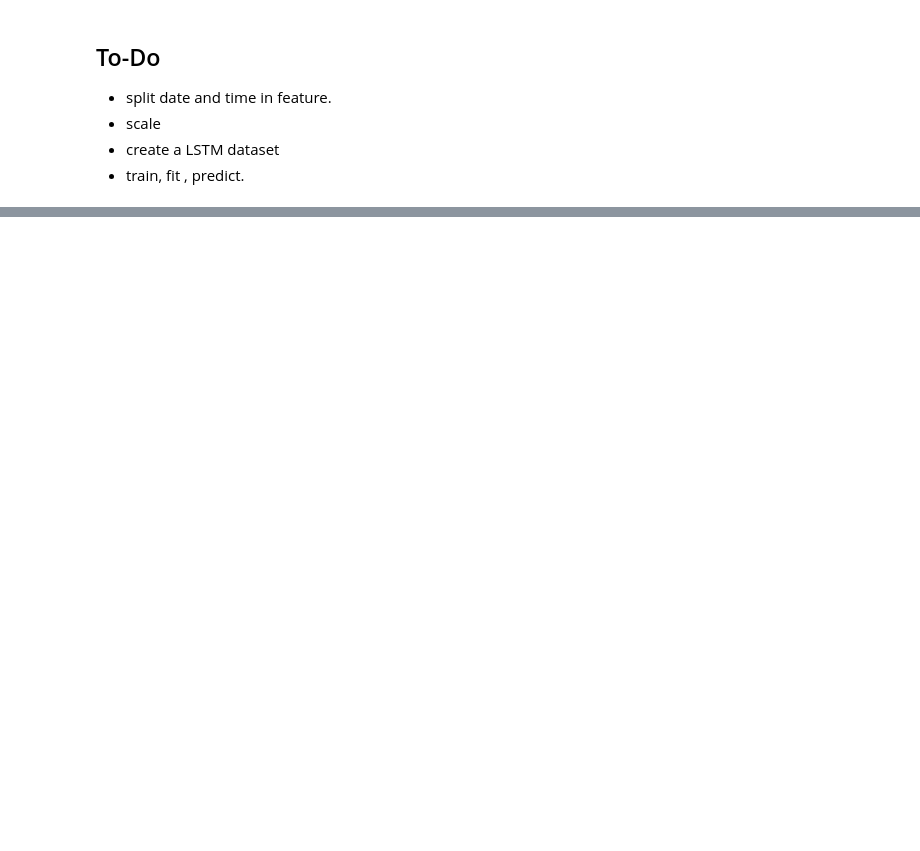
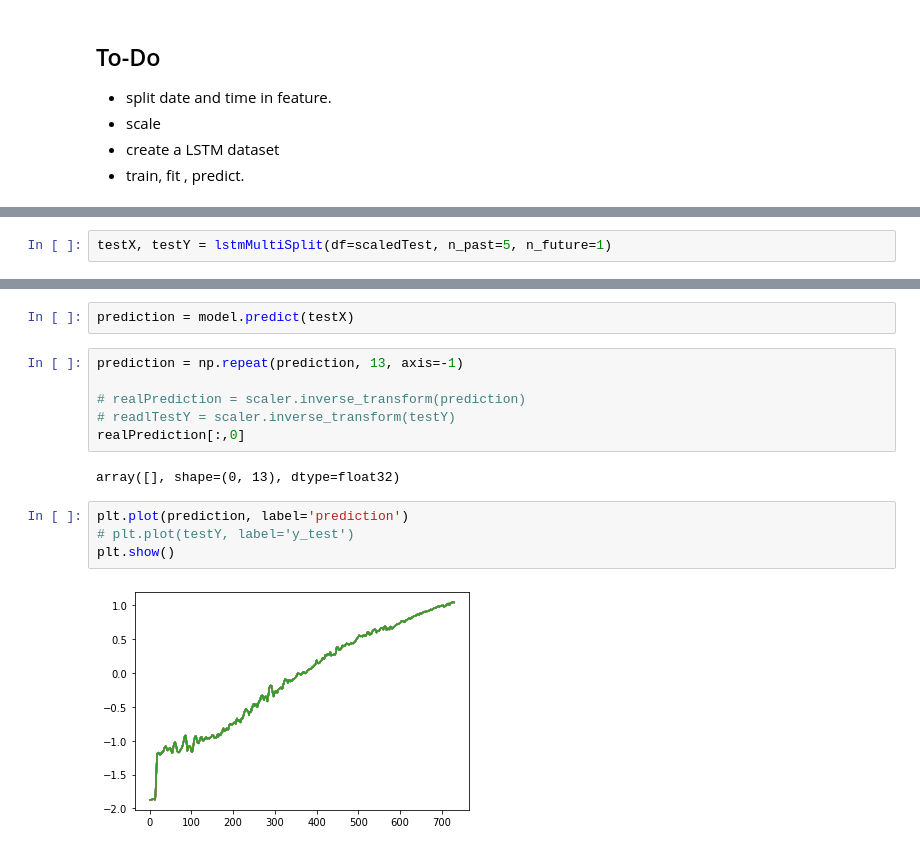
Before and after one commit to YashRevannavar/Auto-ML-On-De-Pollution, a Jupyter notebook: script/ml04.ipynb, the cells around one changed output, grey strips where cells are left out. Drawn from its saved outputs; the diff is of its cells as text; blank space fills up the shorter version.

```diff
--- a/script/ml04.ipynb
+++ b/script/ml04.ipynb
@@ -28,0 +94,2 @@ df_scaled = scaler.transform(df)
+# %%
+testX, testY = lstmMultiSplit(df=scaledTest, n_past=5, n_future=1)
@@ -28,0 +135,16 @@ df_scaled = scaler.transform(df)
+# %%
+prediction = model.predict(testX)
+# %%
+prediction = np.repeat(prediction, 13, axis=-1)
+
+# realPrediction = scaler.inverse_transform(prediction)
+# readlTestY = scaler.inverse_transform(testY)
+realPrediction[:,0]
+# %% [output]
+array([], shape=(0, 13), dtype=float32)
+# %%
+plt.plot(prediction, label='prediction')
+# plt.plot(testY, label='y_test')
+plt.show()
+# %% [output]
+[figure, added]
```
Also changed, not shown: parts of 22 cells of this notebook, 1 other file.
